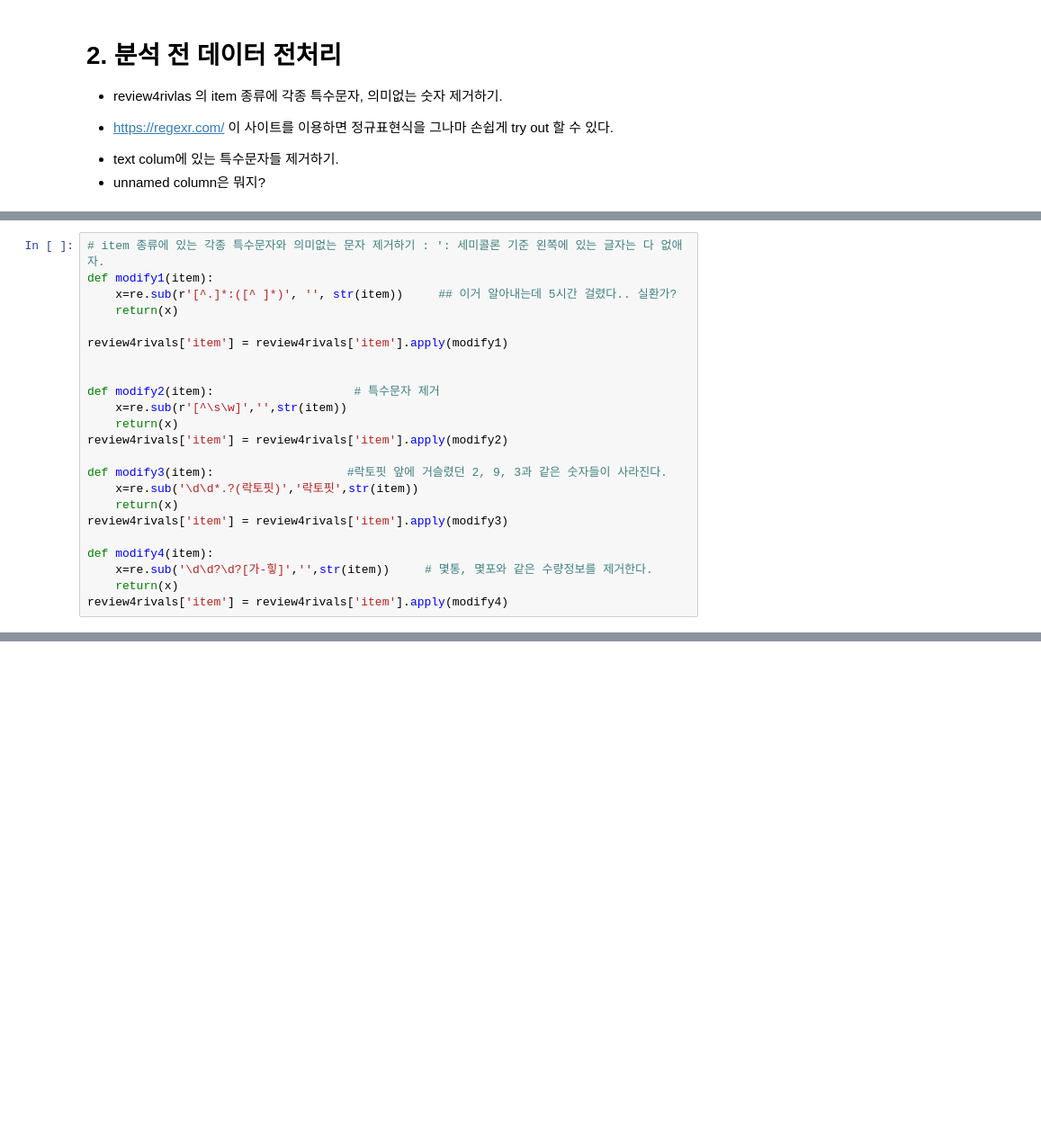
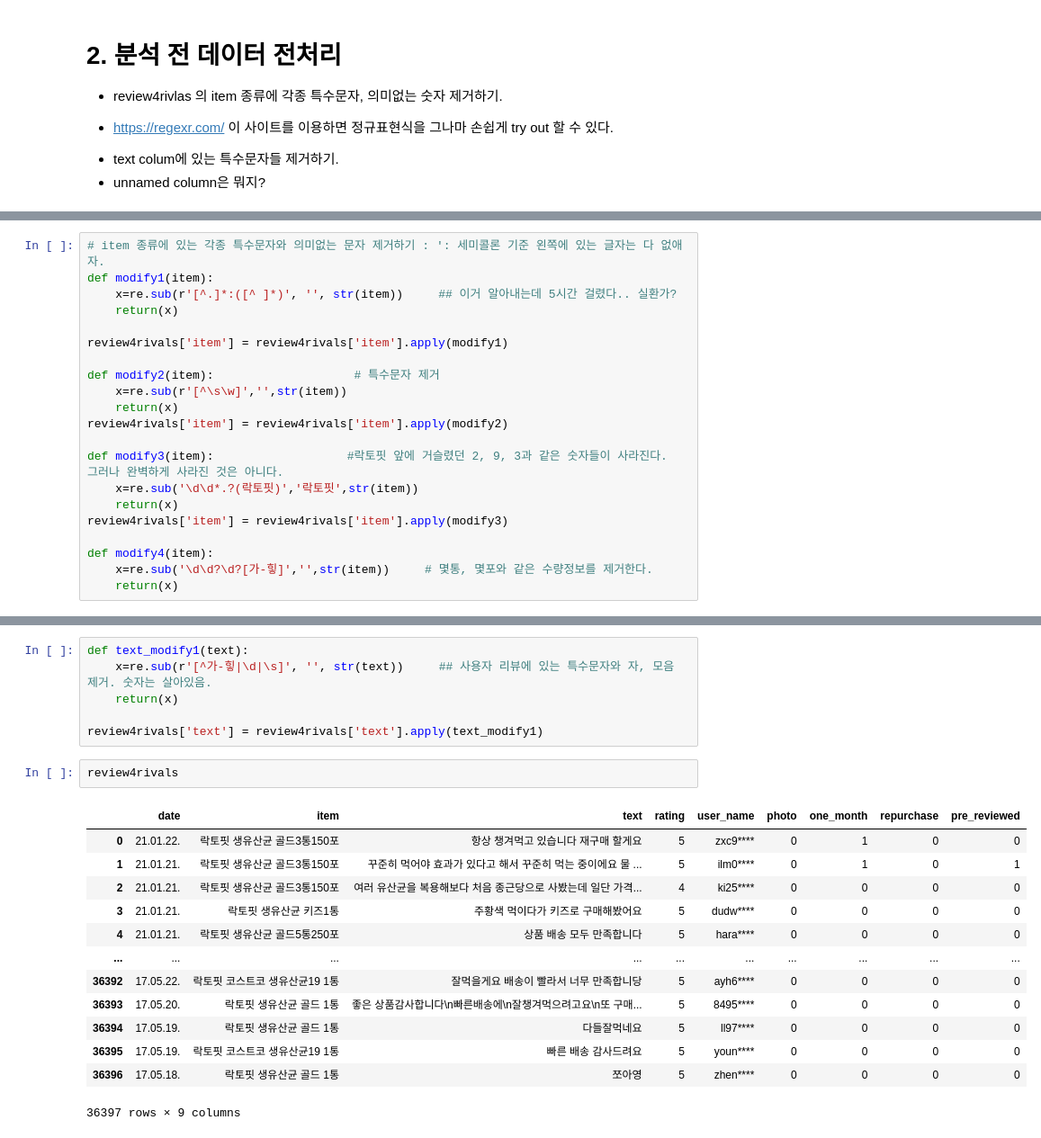
Before and after one commit to crossrobot/EDA-team-project, a Jupyter notebook: EDA project.ipynb, the cells around one changed output, grey strips where cells are left out. Shown: that part at 90% size. Cells and saved outputs as stored; diff of their text form; blank space fills up the shorter version.

```diff
--- a/EDA project.ipynb
+++ b/EDA project.ipynb
@@ -63,13 +66,12 @@ def modify1(item):
 
 review4rivals['item'] = review4rivals['item'].apply(modify1)
 
-
 def modify2(item):                    # 특수문자 제거
     x=re.sub(r'[^\s\w]','',str(item))
     return(x)
 review4rivals['item'] = review4rivals['item'].apply(modify2)
 
-def modify3(item):                   #락토핏 앞에 거슬렸던 2, 9, 3과 같은 숫자들이 사라진다.
+def modify3(item):                   #락토핏 앞에 거슬렸던 2, 9, 3과 같은 숫자들이 사라진다.  그러나 완벽하게 사라진 것은 아니다.
     x=re.sub('\d\d*.?(락토핏)','락토핏',str(item))
     return(x)
 review4rivals['item'] = review4rivals['item'].apply(modify3)
@@ -77,4 +79,3 @@ review4rivals['item'] = review4rivals['item'].apply(modify3)
 def modify4(item):
     x=re.sub('\d\d?\d?[가-힣]','',str(item))     # 몇통, 몇포와 같은 수량정보를 제거한다.
     return(x)
-review4rivals['item'] = review4rivals['item'].apply(modify4)
@@ -110,0 +103,22 @@ Name: item, Length: 100, dtype: object
+# %%
+def text_modify1(text):
+    x=re.sub(r'[^가-힣|\d|\s]', '', str(text))     ## 사용자 리뷰에 있는 특수문자와 자, 모음 제거. 숫자는 살아있음.
+    return(x)
+
+review4rivals['text'] = review4rivals['text'].apply(text_modify1)
+# %%
+review4rivals
+# %% [output]
+|  | date | item | text | rating | user_name | photo | one_month | repurchase | pre_reviewed |
+| 0 | 21.01.22. | 락토핏 생유산균 골드3통150포 | 항상 챙겨먹고 있습니다 재구매 할게요 | 5 | zxc9**** | 0 | 1 | 0 | 0 |
+| 1 | 21.01.21. | 락토핏 생유산균 골드3통150포 | 꾸준히 먹어야 효과가 있다고 해서 꾸준히 먹는 중이에요 물 ... | 5 | ilm0**** | 0 | 1 | 0 | 1 |
+| 2 | 21.01.21. | 락토핏 생유산균 골드3통150포 | 여러 유산균을 복용해보다 처음 종근당으로 사봤는데 일단 가격... | 4 | ki25**** | 0 | 0 | 0 | 0 |
+| 3 | 21.01.21. | 락토핏 생유산균 키즈1통 | 주황색 먹이다가 키즈로 구매해봤어요 | 5 | dudw**** | 0 | 0 | 0 | 0 |
+| 4 | 21.01.21. | 락토핏 생유산균 골드5통250포 | 상품 배송 모두 만족합니다 | 5 | hara**** | 0 | 0 | 0 | 0 |
+| ... | ... | ... | ... | ... | ... | ... | ... | ... | ... |
+| 36392 | 17.05.22. | 락토핏 코스트코 생유산균19 1통 | 잘먹을게요 배송이 빨라서 너무 만족합니당 | 5 | ayh6**** | 0 | 0 | 0 | 0 |
+| 36393 | 17.05.20. | 락토핏 생유산균 골드 1통 | 좋은 상품감사합니다\n빠른배송에\n잘챙겨먹으려고요\n또 구매... | 5 | 8495**** | 0 | 0 | 0 | 0 |
+| 36394 | 17.05.19. | 락토핏 생유산균 골드 1통 | 다들잘먹네요 | 5 | ll97**** | 0 | 0 | 0 | 0 |
+| 36395 | 17.05.19. | 락토핏 코스트코 생유산균19 1통 | 빠른 배송 감사드려요 | 5 | youn**** | 0 | 0 | 0 | 0 |
+| 36396 | 17.05.18. | 락토핏 생유산균 골드 1통 | 쪼아영 | 5 | zhen**** | 0 | 0 | 0 | 0 |
+36397 rows × 9 columns
```
Also changed, not shown: parts of 12 cells of this notebook.
